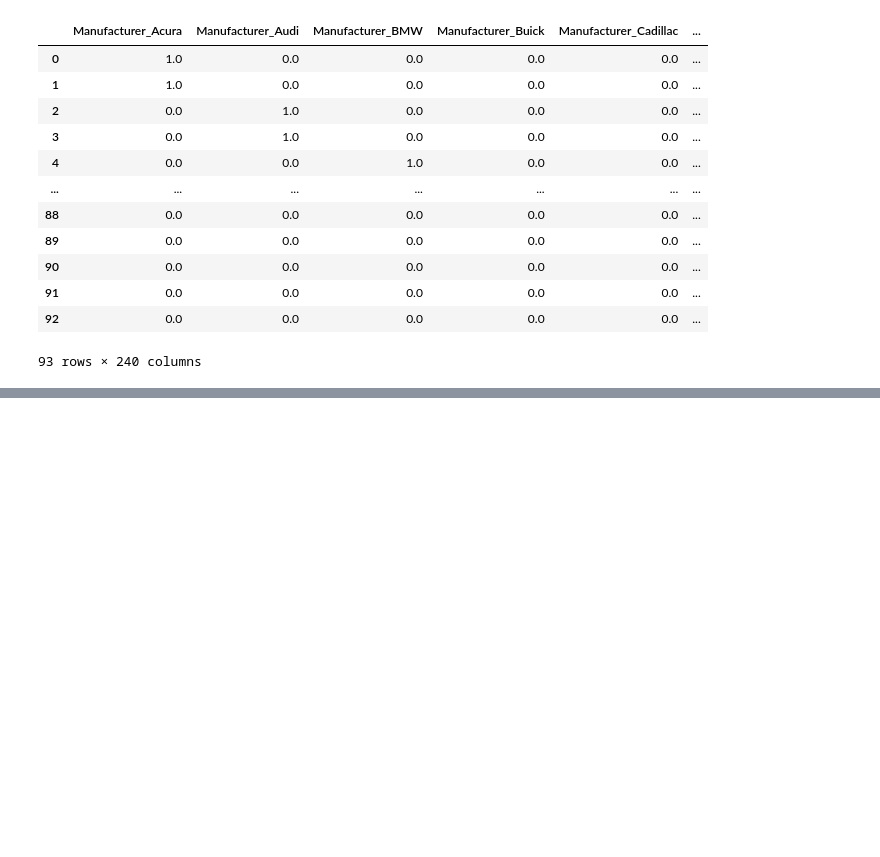
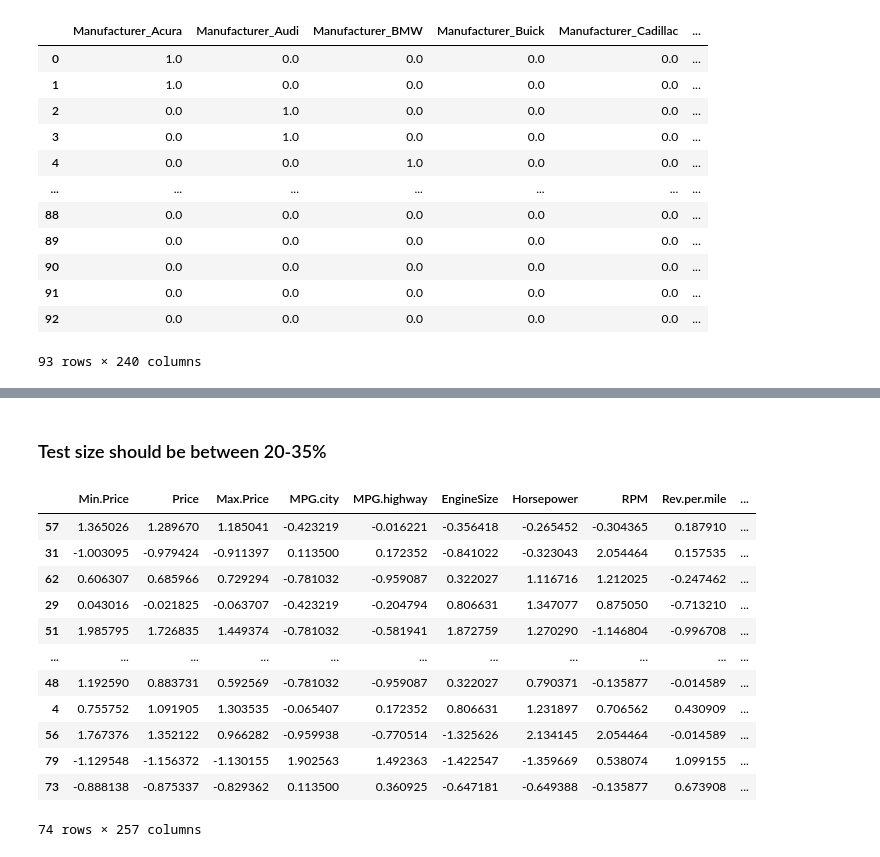
Before and after one commit to utkarshg1/Machine-Learning-9-11-am-wakad-31st-Aug-2024, a Jupyter notebook: 3 Manual Preprocessing/Pre.ipynb, the cells around one changed output, grey strips where cells are left out. Drawn from its saved outputs; the diff is of its cells as text; code cells hidden in the pictures; blank space fills up the shorter version.

```diff
--- a/3 Manual Preprocessing/Pre.ipynb
+++ b/3 Manual Preprocessing/Pre.ipynb
@@ -354,0 +431,2 @@ X_cat_pre.to_csv("Categorical.csv", index=False)
+# %% [markdown]
+### Test size should be between 20-35%
@@ -354,0 +439,16 @@ X_cat_pre.to_csv("Categorical.csv", index=False)
+# %%
+xtrain
+# %% [output]
+|  | Min.Price | Price | Max.Price | MPG.city | MPG.highway | EngineSize | Horsepower | RPM | Rev.per.mile | ... |
+| 57 | 1.365026 | 1.289670 | 1.185041 | -0.423219 | -0.016221 | -0.356418 | -0.265452 | -0.304365 | 0.187910 | ... |
+| 31 | -1.003095 | -0.979424 | -0.911397 | 0.113500 | 0.172352 | -0.841022 | -0.323043 | 2.054464 | 0.157535 | ... |
+| 62 | 0.606307 | 0.685966 | 0.729294 | -0.781032 | -0.959087 | 0.322027 | 1.116716 | 1.212025 | -0.247462 | ... |
+| 29 | 0.043016 | -0.021825 | -0.063707 | -0.423219 | -0.204794 | 0.806631 | 1.347077 | 0.875050 | -0.713210 | ... |
+| 51 | 1.985795 | 1.726835 | 1.449374 | -0.781032 | -0.581941 | 1.872759 | 1.270290 | -1.146804 | -0.996708 | ... |
+| ... | ... | ... | ... | ... | ... | ... | ... | ... | ... | ... |
+| 48 | 1.192590 | 0.883731 | 0.592569 | -0.781032 | -0.959087 | 0.322027 | 0.790371 | -0.135877 | -0.014589 | ... |
+| 4 | 0.755752 | 1.091905 | 1.303535 | -0.065407 | 0.172352 | 0.806631 | 1.231897 | 0.706562 | 0.430909 | ... |
+| 56 | 1.767376 | 1.352122 | 0.966282 | -0.959938 | -0.770514 | -1.325626 | 2.134145 | 2.054464 | -0.014589 | ... |
+| 79 | -1.129548 | -1.156372 | -1.130155 | 1.902563 | 1.492363 | -1.422547 | -1.359669 | 0.538074 | 1.099155 | ... |
+| 73 | -0.888138 | -0.875337 | -0.829362 | 0.113500 | 0.360925 | -0.647181 | -0.649388 | -0.135877 | 0.673908 | ... |
+74 rows × 257 columns
```
Also changed, not shown: parts of 56 cells of this notebook, 3 other files.
